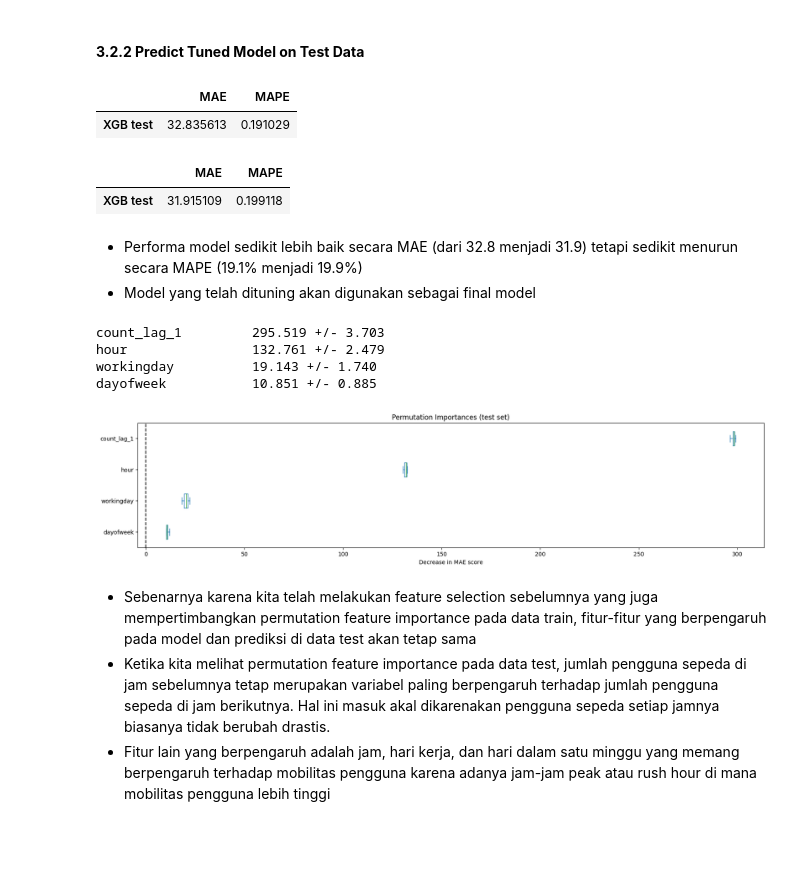
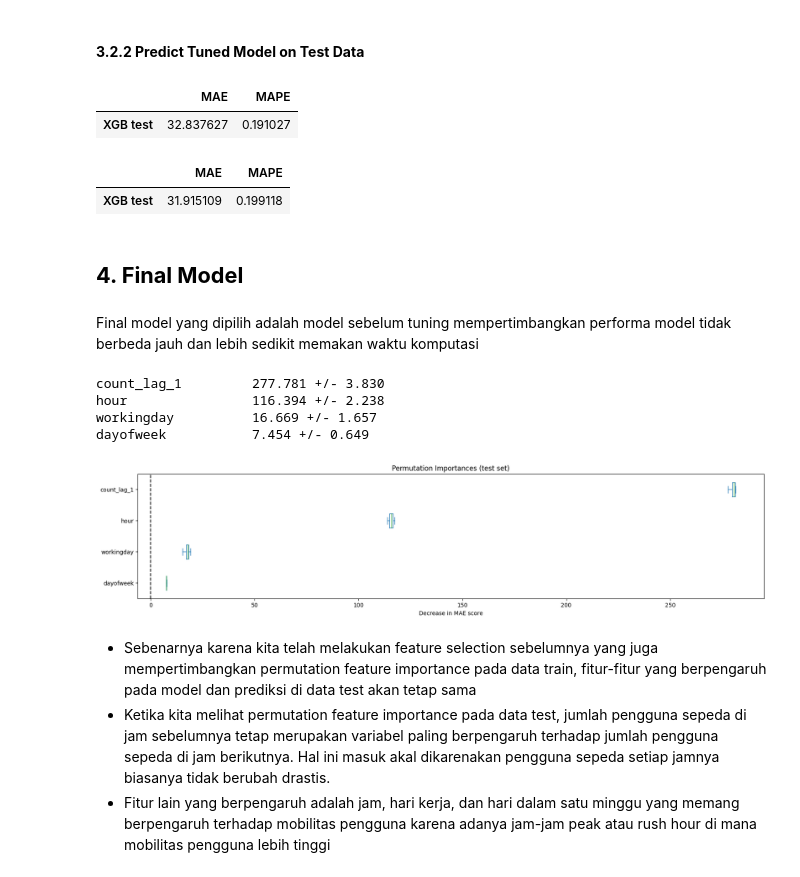
Before and after one commit to nheryanto/capital-bikeshare, a Jupyter notebook: notebooks/2.0-modelling-analysis.ipynb, the cells around one changed output. Cells and saved outputs as stored; diff of their text form; code cells hidden in the pictures; blank space fills up the shorter version.

```diff
--- a/notebooks/2.0-modelling-analysis.ipynb
+++ b/notebooks/2.0-modelling-analysis.ipynb
@@ -584,7 +584,7 @@ for i, model in enumerate(models):
                     model
                 ).set_output(transform="pandas")
 
-    estimator.fit(X_train[selected_forward], y_train)
+    estimator.fit(X_train[feature_rank[:4]], y_train)
 
     train_pred = estimator.predict(X_train[feature_rank[:4]])
     score_mae.append(mean_absolute_error(y_train, train_pred))
@@ -705,40 +705,54 @@ score_after_tuning = pd.DataFrame({'MAE': mae_xgb_tuning, 'MAPE': mape_xgb_tunin
 score_before_tuning.tail(1)
 # %% [output]
 |  | MAE | MAPE |
-| XGB test | 32.835613 | 0.191029 |
+| XGB test | 32.837627 | 0.191027 |
 # %%
 score_after_tuning
 # %% [output]
 |  | MAE | MAPE |
 | XGB test | 31.915109 | 0.199118 |
-# %% [markdown]
-* Performa model sedikit lebih baik secara MAE (dari 32.8 menjadi 31.9) tetapi sedikit menurun secara MAPE (19.1% menjadi 19.9%)
-* Model yang telah dituning akan digunakan sebagai final model
+# %% [markdown]
+## **4. Final Model**
+# %% [markdown]
+Final model yang dipilih adalah model sebelum tuning mempertimbangkan performa model tidak berbeda jauh dan lebih sedikit memakan waktu komputasi
 # %%
-from copy import deepcopy
-estimator = deepcopy(xgb_tuning)
+estimator = make_pipeline(
+                ColumnTransformer(
+                        transformers=[
+                            ("categorical", OrdinalEncoder(categories=[
+                                    [False, True],
+                                    ["monday", "tuesday", "wednesday", "thursday", "friday", "saturday", "sunday"]
+                                ]), ["workingday", "dayofweek"])
+                        ],
+                        remainder="passthrough",
+                        verbose_feature_names_out=False
+                ),
+                XGBRegressor(random_state=RANDOM_STATE)
+            ).set_output(transform="pandas")
+estimator.fit(X_train[feature_rank[:4]], y_train)
+
 r = permutation_importance(estimator, X_test[feature_rank[:4]], y_test, n_repeats=30, random_state=0, scoring='neg_root_mean_squared_error')
 for i in r.importances_mean.argsort()[::-1]:
     if r.importances_mean[i] - 2 * r.importances_std[i] > 0:
         print(f"{X_test[feature_rank[:4]].columns[i]:<20}"
         f"{r.importances_mean[i]:.3f}"
         f" +/- {r.importances_std[i]:.3f}")
 
 sorted_importances_idx = r.importances_mean.argsort()
 importances = pd.DataFrame(
     r.importances[sorted_importances_idx].T,
     columns=X_test[feature_rank[:4]].columns[sorted_importances_idx],
 )
 ax = importances[:4].plot.box(vert=False, whis=10, figsize=(20,4))
 ax.set_title("Permutation Importances (test set)")
 ax.axvline(x=0, color="k", linestyle="--")
 ax.set_xlabel("Decrease in MAE score");
 # %% [output]
-count_lag_1         295.519 +/- 3.703
-hour                132.761 +/- 2.479
-workingday          19.143 +/- 1.740
-dayofweek           10.851 +/- 0.885
+count_lag_1         277.781 +/- 3.830
+hour                116.394 +/- 2.238
+workingday          16.669 +/- 1.657
+dayofweek           7.454 +/- 0.649
-[figure, old version]
+[figure, new version]
 # %% [markdown]
 * Sebenarnya karena kita telah melakukan feature selection sebelumnya yang juga mempertimbangkan permutation feature importance pada data train, fitur-fitur yang berpengaruh pada model dan prediksi di data test akan tetap sama
 * Ketika kita melihat permutation feature importance pada data test, jumlah pengguna sepeda di jam sebelumnya tetap merupakan variabel paling berpengaruh terhadap jumlah pengguna sepeda di jam berikutnya. Hal ini masuk akal dikarenakan pengguna sepeda setiap jamnya biasanya tidak berubah drastis.
```
Also changed, not shown: parts of 13 cells of this notebook, 4 other files.
